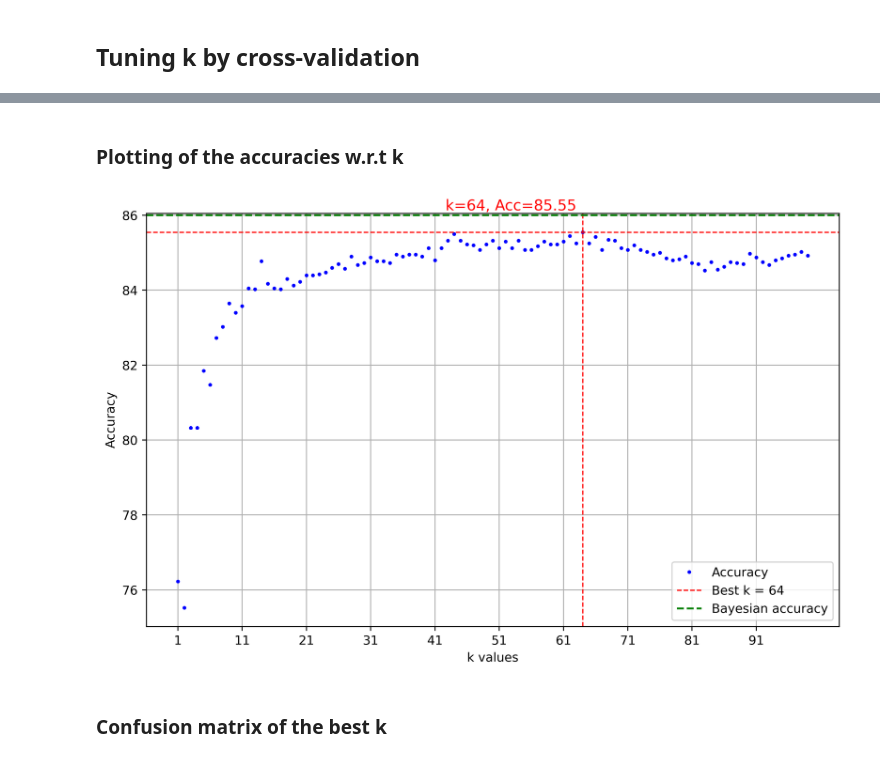
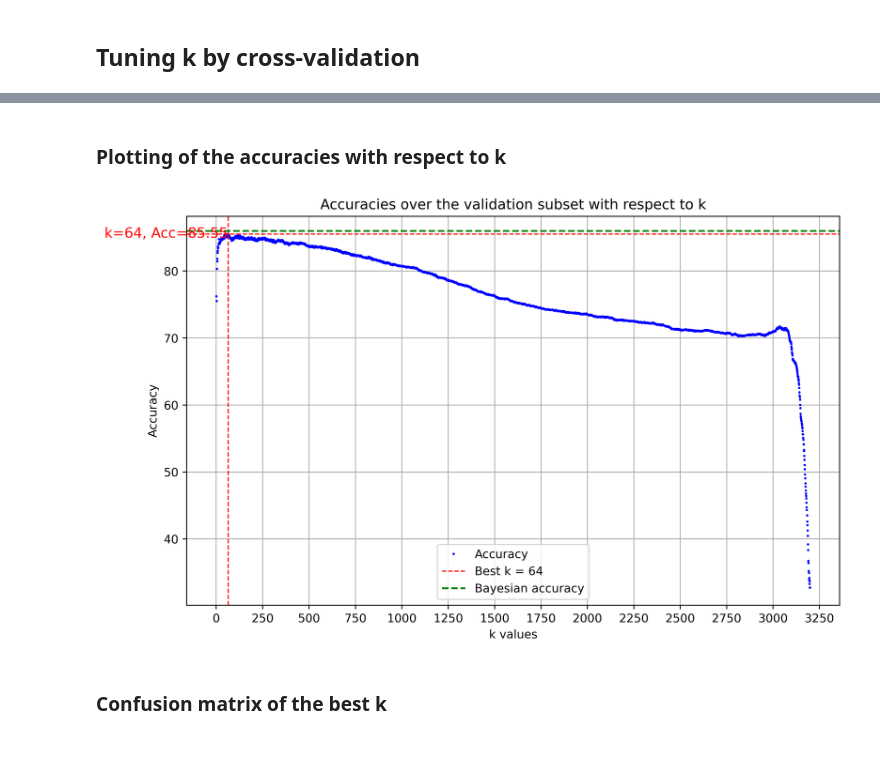
Before and after one commit to bapt-mat/Intro-to-Machine-Learning-Project, a Jupyter notebook: project.ipynb, the cells around one changed output, grey strips where cells are left out. Drawn from its saved outputs; the diff is of its cells as text; code cells hidden in the pictures.

```diff
--- a/project.ipynb
+++ b/project.ipynb
@@ -284,0 +247,27 @@ Confusion Matrix :
+# %%
+# Returns the best k using cross-validation
+def tuning_k(nb_folds, x_folds, y_folds, k_range, list_dist_mat):
+    list_accuracies = []
+    list_confusion_matrices = []
+
+    # Iterate over the whole k range
+    for k in k_range :
+        print("k = "+str(k))
+        # Get the mean metrics for this k over the entire folds using cross-validation
+        mean_acc, mean_cm = cross_validation(k, x_folds, y_folds, nb_folds, list_dist_mat)
+        list_accuracies.append(mean_acc)
+        list_confusion_matrices.append(mean_cm)
+        print("Mean accuracy = "+str(mean_acc))
+        print("Confusion Matrix : \n"+str(mean_cm))
+
+    max_accuracy = max(list_accuracies)
+    best_k = k_range[list_accuracies.index(max_accuracy)]
+
+    # Returning the best k found, the mean accuracies for each k over the folds, and the mean CM for each k
+    return best_k, list_accuracies, list_confusion_matrices
+
+k_max = int(x_train.shape[0] - (x_train.shape[0] / nb_folds))
+k_range = range(1, k_max)
+
+best_k, accuracies, confusion_matrices = tuning_k(nb_folds=nb_folds, x_folds=x_subsets, y_folds=y_subsets, k_range=k_range, list_dist_mat=list_dist_mat)
+max_accuracy = max(accuracies)
@@ -285,22 +292,23 @@ Confusion Matrix :
 # %% [markdown]
-### Plotting of the accuracies w.r.t k
+### Plotting of the accuracies with respect to k
 # %%
 plt.figure(figsize=(10, 6), dpi=500)
-plt.plot(k_range, accuracies, label='Accuracy', marker='o', color='b',markersize=2,linestyle='None')
+plt.plot(k_range, accuracies, label='Accuracy', marker='o', color='b',markersize=1,linestyle='None')
 plt.axvline(x=best_k, color='r', linestyle='--', linewidth=1, label=f'Best k = {best_k}')
 plt.axhline(y=max_accuracy, color='r', linestyle='--', linewidth=1)
 plt.axhline(y=86, color='g', linestyle='--', label=f'Bayesian accuracy')
-plt.text(best_k-1, max_accuracy+.5, f'k={best_k}, Acc={max_accuracy:.2f}',
+plt.text(best_k-1, max_accuracy-1, f'k={best_k}, Acc={max_accuracy:.2f}',
          horizontalalignment='right', verticalalignment='bottom',
          color='red', fontsize=12)
 plt.xlabel('k values')
 plt.ylabel('Accuracy')
-plt.xticks(np.arange(min(k_range), max(k_range)+2, 10))
+plt.xticks(np.arange(0, max(k_range)+52, 250))
 plt.grid(True)
 plt.legend()
+plt.title("Accuracies over the validation subset with respect to k")
 plt.show()
 # %% [output]
-[figure, old version]
+[figure, new version]
 # %% [markdown]
 ### Confusion matrix of the best k
 # %%
```
Also changed, not shown: parts of 18 cells of this notebook.
